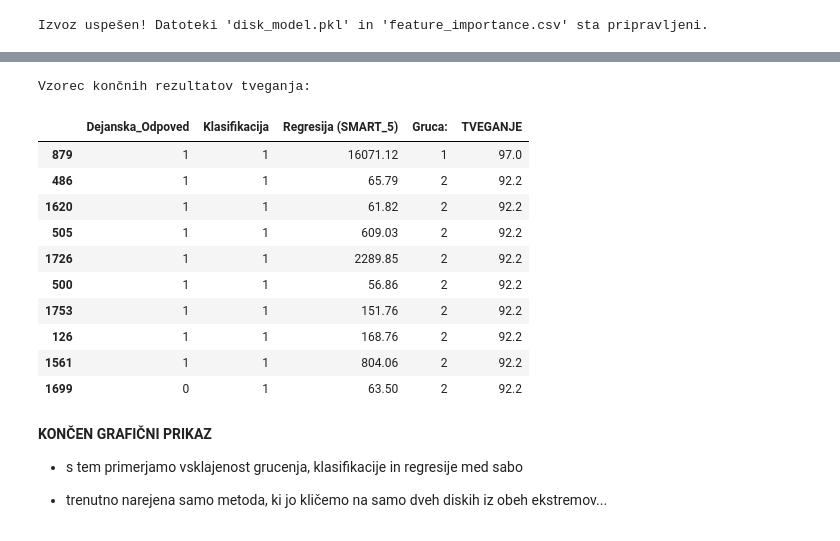
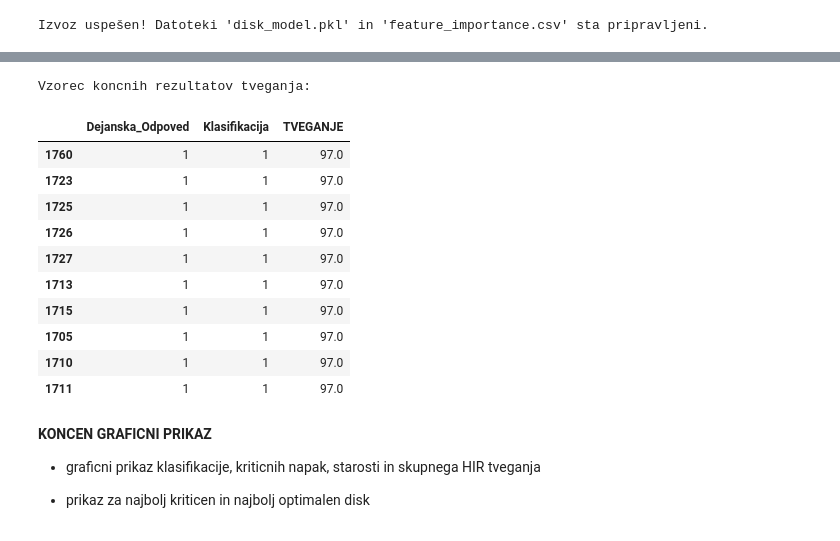
Before and after one commit to Luka-Petek/diskFailurePrediction, a Jupyter notebook: srcML/smart_scan_model.ipynb, the cells around one changed output, grey strips where cells are left out. Drawn from its saved outputs; the diff is of its cells as text; code cells hidden in the pictures.

```diff
--- a/srcML/smart_scan_model.ipynb
+++ b/srcML/smart_scan_model.ipynb
@@ -1148,77 +921,55 @@ tveganje se sproti sešteva glede na:
 # %%
-#od clusteringa rabimo predict, pri klas. in regr. je ze
-X_test_clean = X_test[list(scaler.feature_names_in_)]
-X_test_scaled = scaler.transform(X_test_clean)
-test_clusters = kmeans.predict(X_test_scaled)
-
 def izracunajTveganjeHIR(x):
 
     # Klasifikacija
     K = float(y_pred[x])
 
-    smart5_napoved = y_pred_r[x]
-    # Regresija - 50+ sektorjev je največje tveganje (1.0)
-    R = min(max(smart5_napoved, 0.0) / 50.0, 1.0)
-
-    cluster_id = test_clusters[x]
-    if cluster_id == 1:     # Kriticen
-        G = 1.0
-    elif cluster_id == 2:   # Ogrozen
-        G = 0.5
-    else:                   # Zdrav
-        G = 0.0
-
     # Kriticne napake ali starost, vzamemo any critical error, med 0 in 1
     N = float(X_test.iloc[x]['any_critical_error'])
 
-    w_k = 1.5  # KLASIFIKACIJA (Najbolj zanesljiv model, 90% natančnost)
+    w_k = 1.5  # KLASIFIKACIJA (Najbolj zanesljiv model, 90% natancnost)
     w_n = 1.2  # NUJNI INDIKATORJI (any_critical_error ima korelacijo 0.75)
-    w_g = 0.8  # GRUČENJE (Dober vpogled, metoda komolca je nihala)
-    w_r = 0.5  # REGRESIJA (Najmanj zanesljiva, visoka občutljivost na osamelce)
 
-    vsota_utezi = w_k + w_r + w_g + w_n
-    izracun = (w_k * (K ** 2)) + (w_r * (R ** 2)) + (w_g * (G ** 2)) + (w_n * (N ** 2))
+    vsota_utezi = w_k + w_n
+    izracun = (w_k * (K ** 2)) + (w_n * (N ** 2))
     koncni_izracun = np.sqrt(izracun / vsota_utezi)
 
     odstotek_tveganja = koncni_izracun * 100
 
-    #tveganje ne more biti nikoli 100%, nikoli 0%
     if odstotek_tveganja > 95.0:
         odstotek_tveganja = 97.0
     elif odstotek_tveganja < 5.0:
         odstotek_tveganja = 5.0
 
     return round(odstotek_tveganja, 2)
 
 results_final = pd.DataFrame({
     'Dejanska_Odpoved': y_test.values,
     'Klasifikacija': y_pred,
-    'Regresija (SMART_5)': y_pred_r,
-    'Gruca:': test_clusters,
     'TVEGANJE': [izracunajTveganjeHIR(i) for i in range(len(y_test))]
 })
 
-print("Vzorec končnih rezultatov tveganja:")
+print('Vzorec koncnih rezultatov tveganja:')
 display(results_final.sort_values(by='TVEGANJE', ascending=False).head(10))
 # %% [output]
-Vzorec končnih rezultatov tveganja:
+Vzorec koncnih rezultatov tveganja:
-|  | Dejanska_Odpoved | Klasifikacija | Regresija (SMART_5) | Gruca: | TVEGANJE |
-| 879 | 1 | 1 | 16071.12 | 1 | 97.0 |
-| 486 | 1 | 1 | 65.79 | 2 | 92.2 |
-| 1620 | 1 | 1 | 61.82 | 2 | 92.2 |
-| 505 | 1 | 1 | 609.03 | 2 | 92.2 |
-| 1726 | 1 | 1 | 2289.85 | 2 | 92.2 |
-| 500 | 1 | 1 | 56.86 | 2 | 92.2 |
-| 1753 | 1 | 1 | 151.76 | 2 | 92.2 |
-| 126 | 1 | 1 | 168.76 | 2 | 92.2 |
-| 1561 | 1 | 1 | 804.06 | 2 | 92.2 |
-| 1699 | 0 | 1 | 63.50 | 2 | 92.2 |
+|  | Dejanska_Odpoved | Klasifikacija | TVEGANJE |
+| 1760 | 1 | 1 | 97.0 |
+| 1723 | 1 | 1 | 97.0 |
+| 1725 | 1 | 1 | 97.0 |
+| 1726 | 1 | 1 | 97.0 |
+| 1727 | 1 | 1 | 97.0 |
+| 1713 | 1 | 1 | 97.0 |
+| 1715 | 1 | 1 | 97.0 |
+| 1705 | 1 | 1 | 97.0 |
+| 1710 | 1 | 1 | 97.0 |
+| 1711 | 1 | 1 | 97.0 |
 # %% [markdown]
-**KONČEN GRAFIČNI PRIKAZ**
+**KONCEN GRAFICNI PRIKAZ**
 
-- s tem primerjamo vsklajenost grucenja, klasifikacije in regresije med sabo
+- graficni prikaz klasifikacije, kriticnih napak, starosti in skupnega HIR tveganja
 
-- trenutno narejena samo metoda, ki jo kličemo na samo dveh diskih iz obeh ekstremov...
+- prikaz za najbolj kriticen in najbolj optimalen disk
 # %%
 import matplotlib.pyplot as plt
 import numpy as np
```
Also changed, not shown: parts of 26 cells of this notebook, 1 other file.
